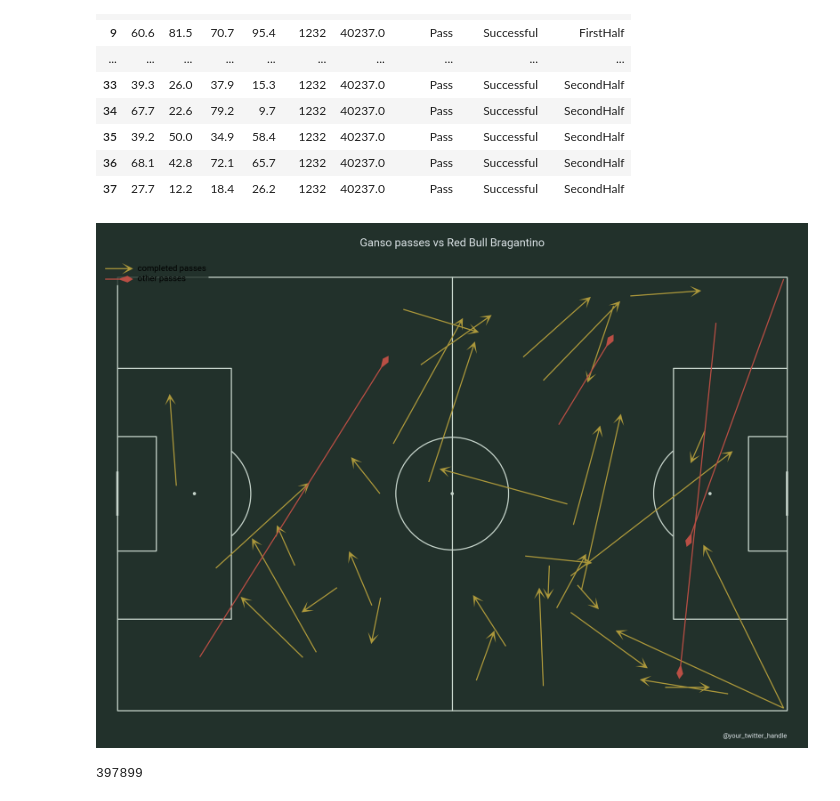
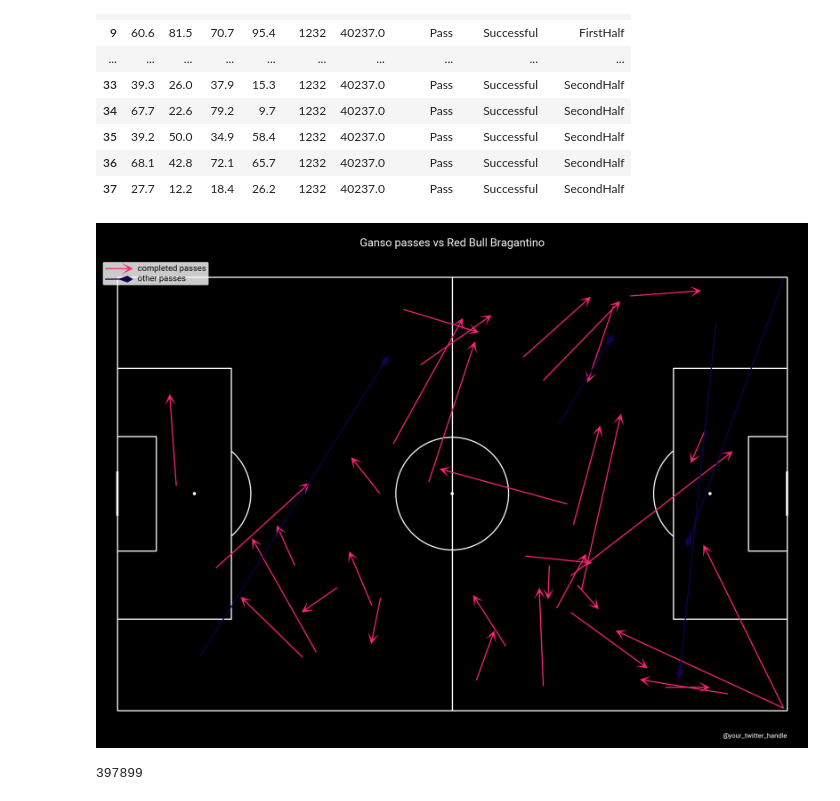
Before and after one commit to VictorMilhomem/FootballAnalysisTools, a Jupyter notebook: src/tests.ipynb, the cells around one changed output. Drawn from its saved outputs; the diff is of its cells as text; code cells hidden in the pictures.

```diff
--- a/src/tests.ipynb
+++ b/src/tests.ipynb
@@ -91,46 +91,46 @@ mask_complete = ganso_passes['outcomeType'] == 'Successful'
 # %%
 from utils import *
 # Set up the pitch
-pitch = Pitch(pitch_type='opta', pitch_color='#22312b', line_color='#c7d5cc')
+pitch = Pitch(pitch_type='opta', pitch_color=COLORS_PALETTE_13["bkg"], line_color='#ffff')
 
 
 fig, axs = pitch.grid(endnote_height=0.03, endnote_space=0, figheight=13.5,
                       title_height=0.06, title_space=0, grid_height=0.86,
                       # Turn off the endnote/title axis. I usually do this after
                       # I am happy with the chart layout and text placement
                       axis=False)
-fig.set_facecolor('#22312b')
+fig.set_facecolor(COLORS_PALETTE_13["bkg"])
 
 # Plot the completed passes
 pitch.arrows(ganso_passes[mask_complete]['x'], ganso_passes[mask_complete]['y'],
              ganso_passes[mask_complete]['endX'], ganso_passes[mask_complete]['endY'], width=2, headwidth=10,
-             headlength=10, color='#ad993c', ax=axs['pitch'], label='completed passes')
+             headlength=10, color=COLORS_PALETTE_13["color3"], ax=axs['pitch'], label='completed passes')
 
 # Plot the other passes
 pitch.arrows(ganso_passes[~mask_complete]['x'], ganso_passes[~mask_complete]['x'],
              ganso_passes[~mask_complete]['endX'], ganso_passes[~mask_complete]['endY'], width=2,
              headwidth=6, headlength=5, headaxislength=12,
-             color='#ba4f45', ax=axs['pitch'], label='other passes')
+             color=COLORS_PALETTE_13["color1"], ax=axs['pitch'], label='other passes')
 
 # fontmanager for Google font (robotto)
 robotto_regular = FONT_ROBOTO
 
 # Set up the legend
-legend = axs['pitch'].legend(facecolor='#22312b', handlelength=5, edgecolor='None',
+legend = axs['pitch'].legend(facecolor='#ffff', handlelength=5, edgecolor='None',
                              prop=robotto_regular, loc='upper left')
 for text in legend.get_texts():
     text.set_fontsize(15)
 
 # endnote and title
 axs['endnote'].text(1, 0.5, '@your_twitter_handle', va='center', ha='right', fontsize=12,
-                    fontproperties=robotto_regular, color='#dee6ea')
-axs['title'].text(0.5, 0.5, f'Ganso passes vs {list(teams_dict.values())[1] }', color='#dee6ea',
+                    fontproperties=robotto_regular, color='#ffff')
+axs['title'].text(0.5, 0.5, f'Ganso passes vs {list(teams_dict.values())[1] }', color='#ffff',
                   va='center', ha='center',
                   fontproperties=robotto_regular, fontsize=20)
 
 plt.show()  # If you are using a Jupyter notebook you do not need this line
 # %% [output]
-[figure, old version]
+[figure, new version]
 # %%
 shots_df = get_shots_df(events_dict)
 # %%
```
Also changed, not shown: parts of 3 cells of this notebook, 2 other files.
